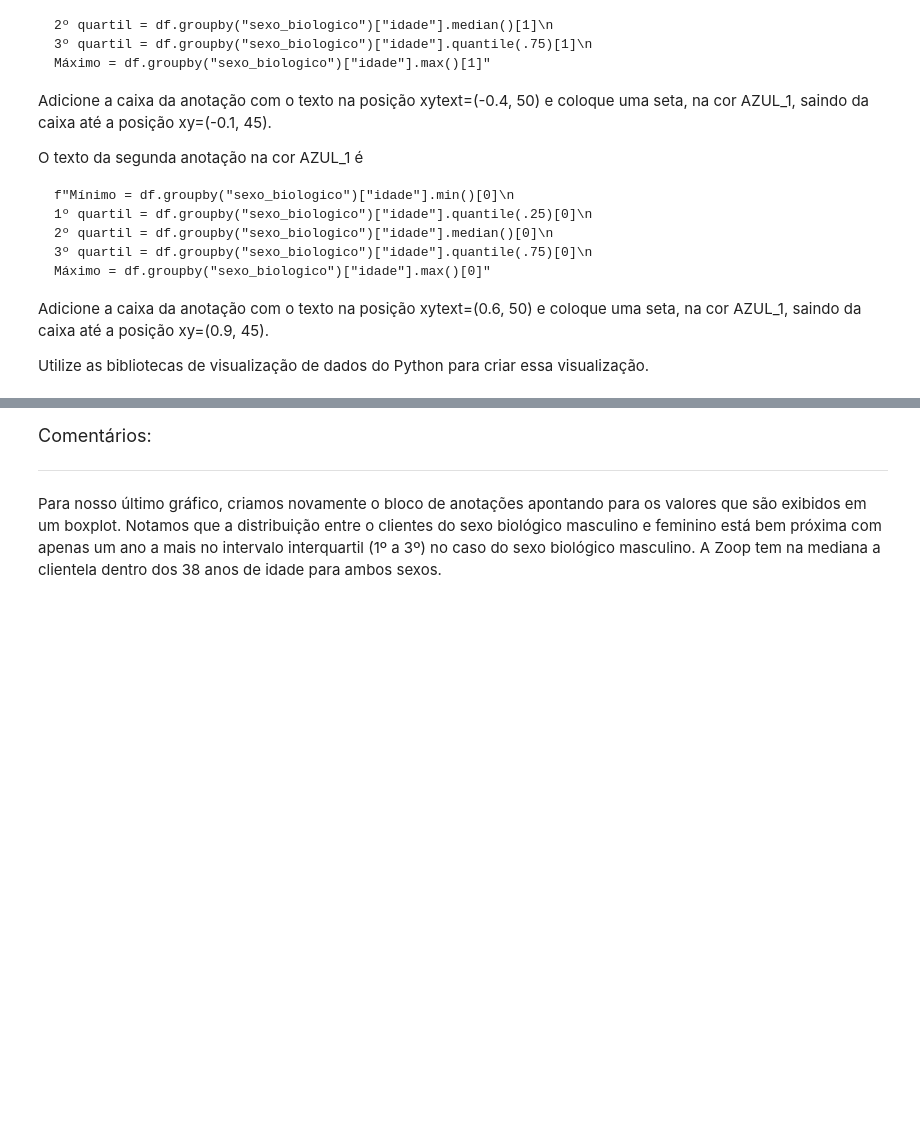
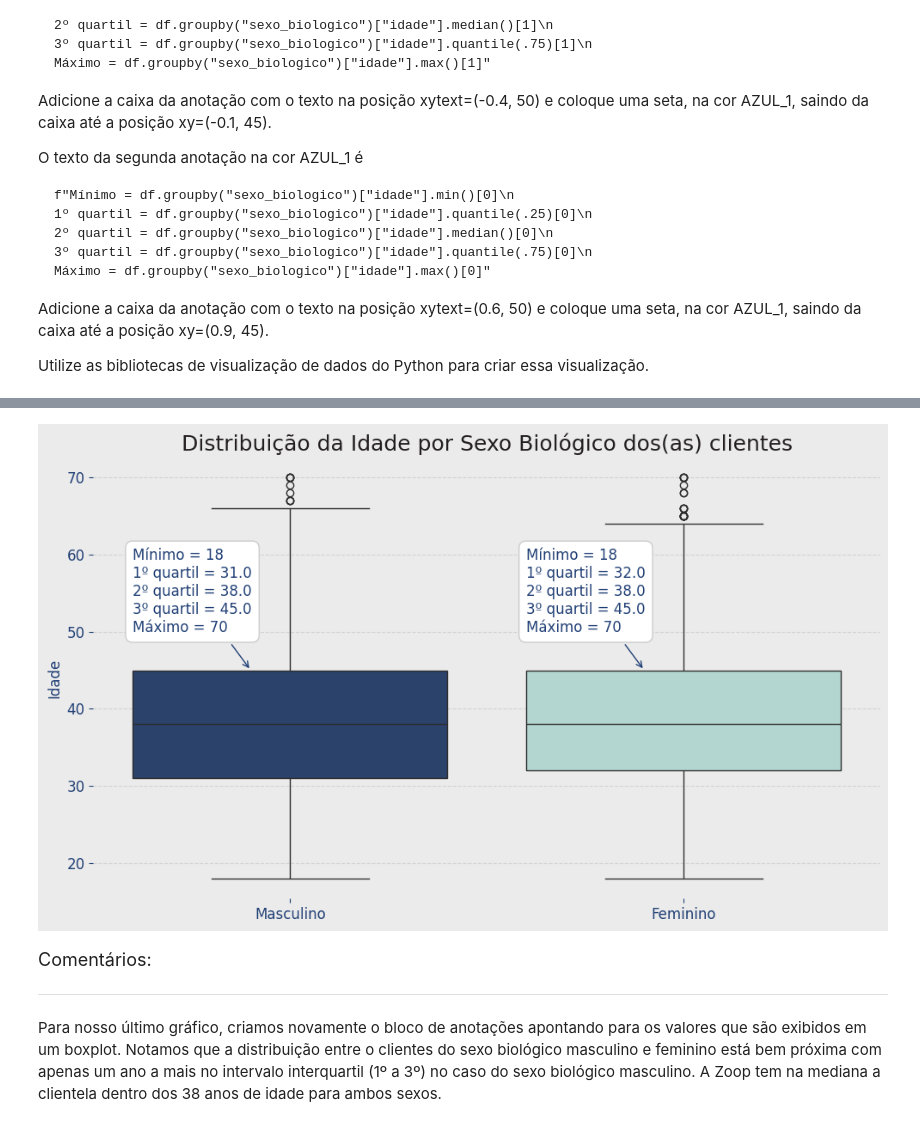
Before and after one commit to Enoque12/Projecto_Inicial_IA_Aplicada_na_Ciencia_de_Dados, a Jupyter notebook: Projeto_Inicial_IA_aplicada_a_Data_Science.ipynb, the cells around one changed output, grey strips where cells are left out. Drawn from its saved outputs; the diff is of its cells as text; code cells hidden in the pictures; blank space fills up the shorter version.

```diff
--- a/Projeto_Inicial_IA_aplicada_a_Data_Science.ipynb
+++ b/Projeto_Inicial_IA_aplicada_a_Data_Science.ipynb
@@ -1842,3 +2151,89 @@ Máximo = df.groupby("sexo_biologico")["idade"].max()[0]"
  Adicione a caixa da anotação com o texto na posição xytext=(0.6, 50) e coloque uma seta, na cor AZUL_1, saindo da caixa até a posição xy=(0.9, 45).
 
 Utilize as bibliotecas de visualização de dados do Python para criar essa visualização.
+# %%
+# Criar figura e eixos
+fig, ax = plt.subplots(figsize=(10, 6))
+fig.patch.set_facecolor(CINZA_1)
+ax.set_facecolor(CINZA_1)
+
+# Boxplot
+sns.boxplot(
+    data=df,
+    x='sexo_biologico',
+    y='idade',
+    palette=[AZUL_1, AQUA_1],
+    ax=ax
+)
+
+# Título
+ax.set_title(
+    "Distribuição da Idade por Sexo Biológico dos(as) clientes",
+    fontsize=18,
+    color=CINZA_5
+)
+
+# Eixo x sem label
+ax.set_xlabel("", fontsize=12, color=AZUL_1)
+
+# Eixo y label
+ax.set_ylabel("Idade", fontsize=12, color=AZUL_1)
+
+# Configuração dos ticks
+ax.tick_params(axis='x', labelsize=12, colors=AZUL_1)
+ax.tick_params(axis='y', labelsize=12, colors=AZUL_1)
+
+# Remover bordas
+for spine in ['top', 'bottom', 'left', 'right']:
+    ax.spines[spine].set_visible(False)
+
+# Grid atrás
+ax.grid(axis='y', linestyle='--', alpha=0.4)
+ax.set_axisbelow(True)
+
+# Estatísticas por grupo
+min_vals = df.groupby("sexo_biologico")["idade"].min()
+q1_vals = df.groupby("sexo_biologico")["idade"].quantile(.25)
+median_vals = df.groupby("sexo_biologico")["idade"].median()
+q3_vals = df.groupby("sexo_biologico")["idade"].quantile(.75)
+max_vals = df.groupby("sexo_biologico")["idade"].max()
+
+# Anotação para o grupo índice 1
+texto1 = (
+    f"Mínimo = {min_vals[1]}\n"
+    f"1º quartil = {q1_vals[1]}\n"
+    f"2º quartil = {median_vals[1]}\n"
+    f"3º quartil = {q3_vals[1]}\n"
+    f"Máximo = {max_vals[1]}"
+)
+ax.annotate(
+    texto1,
+    xy=(-0.1, 45),
+    xytext=(-0.4, 50),
+    fontsize=12,
+    color=AZUL_1,
+    bbox=dict(facecolor=BRANCO, edgecolor=CINZA_3, boxstyle="round,pad=0.5"),
+    arrowprops=dict(facecolor=AZUL_1, edgecolor=AZUL_1, arrowstyle="->")
+)
+
+# Anotação para o grupo índice 0
+texto2 = (
+    f"Mínimo = {min_vals[0]}\n"
+    f"1º quartil = {q1_vals[0]}\n"
+    f"2º quartil = {median_vals[0]}\n"
+    f"3º quartil = {q3_vals[0]}\n"
+    f"Máximo = {max_vals[0]}"
+)
+ax.annotate(
+    texto2,
+    xy=(0.9, 45),
+    xytext=(0.6, 50),
+    fontsize=12,
+    color=AZUL_1,
+    bbox=dict(facecolor=BRANCO, edgecolor=CINZA_3, boxstyle="round,pad=0.5"),
+    arrowprops=dict(facecolor=AZUL_1, edgecolor=AZUL_1, arrowstyle="->")
+)
+
+plt.tight_layout()
+plt.show()
+# %% [output]
@@ -1844,0 +2257 @@ Utilize as bibliotecas de visualização de dados do Python para criar essa visu
+[figure, added]
```
Also changed, not shown: parts of 22 cells of this notebook.
